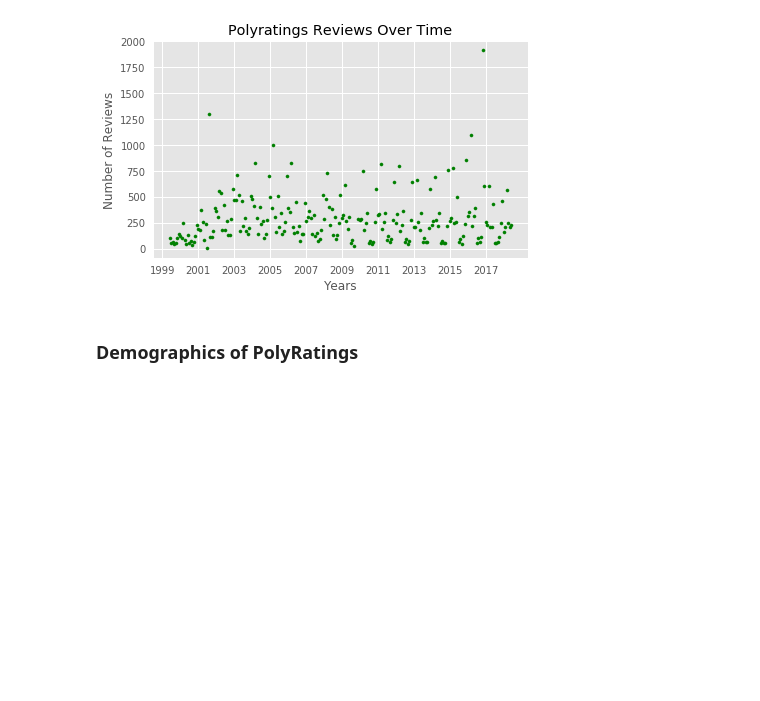
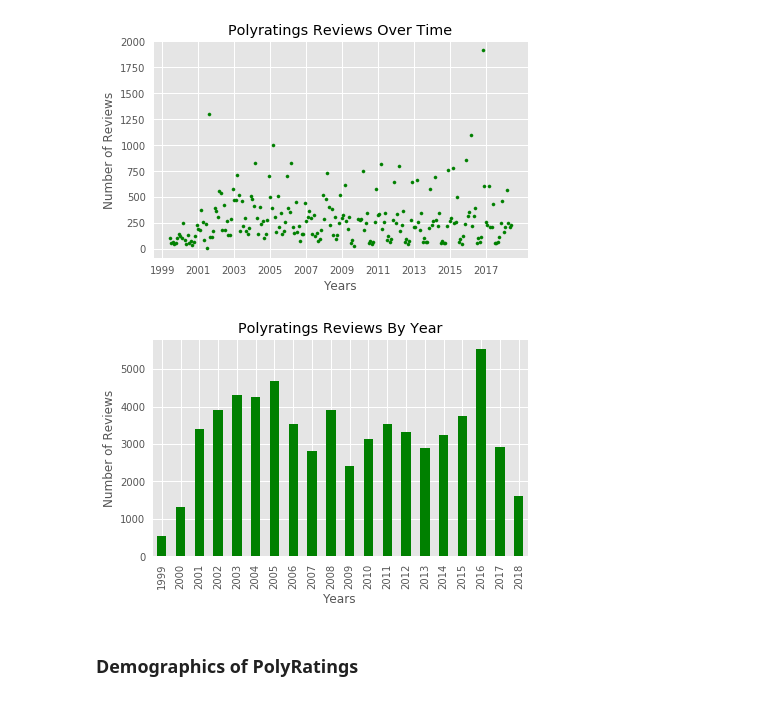
Before and after one commit to BetoBob/PolyRatings-Analysis, a Jupyter notebook: analysis.ipynb, the cells around one changed output. Saved outputs shown, nothing was run; the diff lists cells and outputs as text; code cells hidden in the pictures; blank space fills up the shorter version.

```diff
--- a/analysis.ipynb
+++ b/analysis.ipynb
@@ -64,3 +64,15 @@ plt.savefig("img/pr_usage.png")
 # peak around November 2016? What's that about?
 
 nov2016 = reviews.loc[(reviews.review_year == 2016) & (reviews.review_month == "Nov")]
+# %%
+usage_by_year = reviews.review_year.value_counts()
+usage_by_year.sort_index().plot.bar(color = "green")
+
+plt.xlabel("Years", fontsize = 12)
+plt.ylabel("Number of Reviews", fontsize = 12)
+
+plt.title("Polyratings Reviews By Year")
+
+plt.savefig("img/pr_usage_bar.png")
+# %% [output]
+[figure, added]
```
Also changed, not shown: parts of 2 cells of this notebook, 3 other files.
